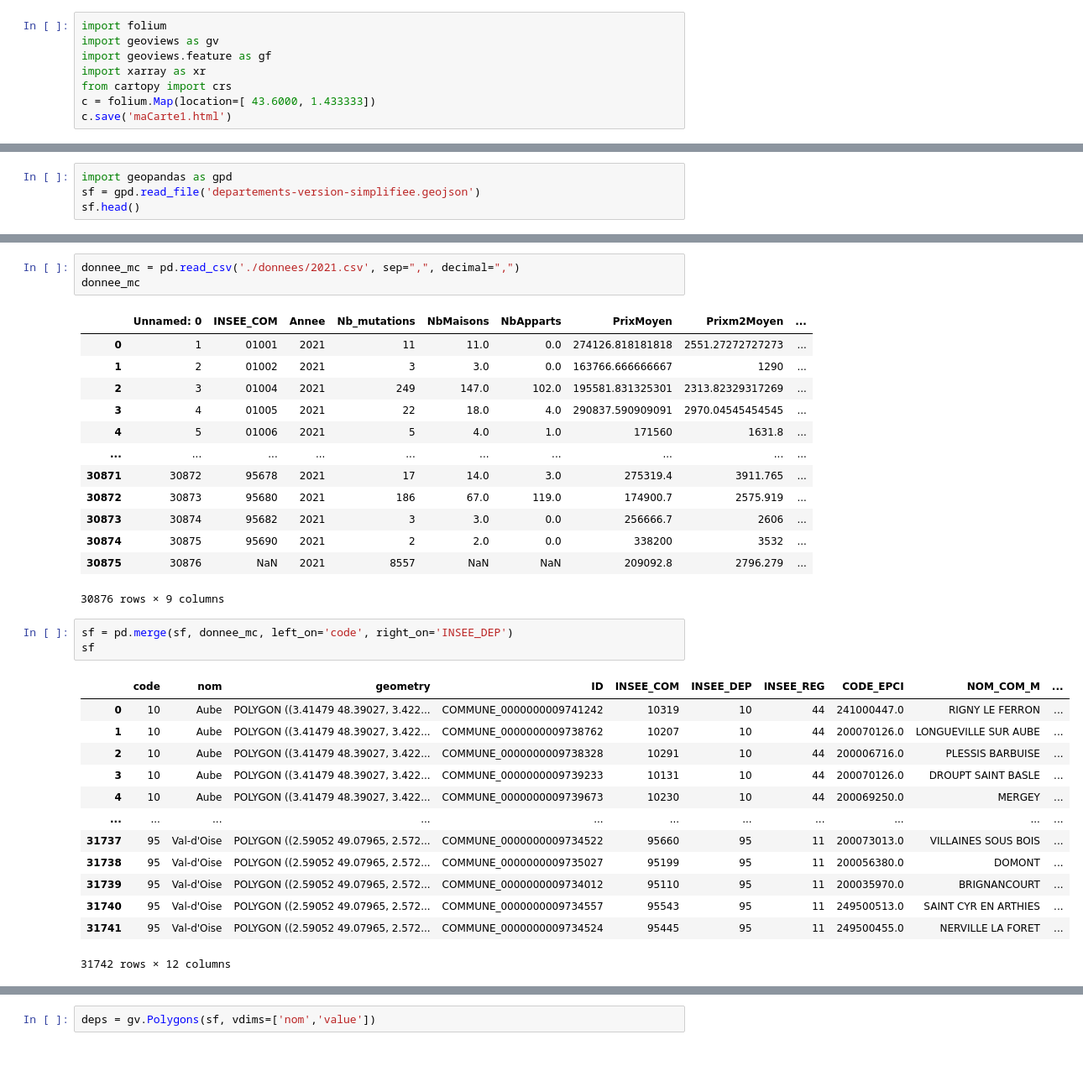
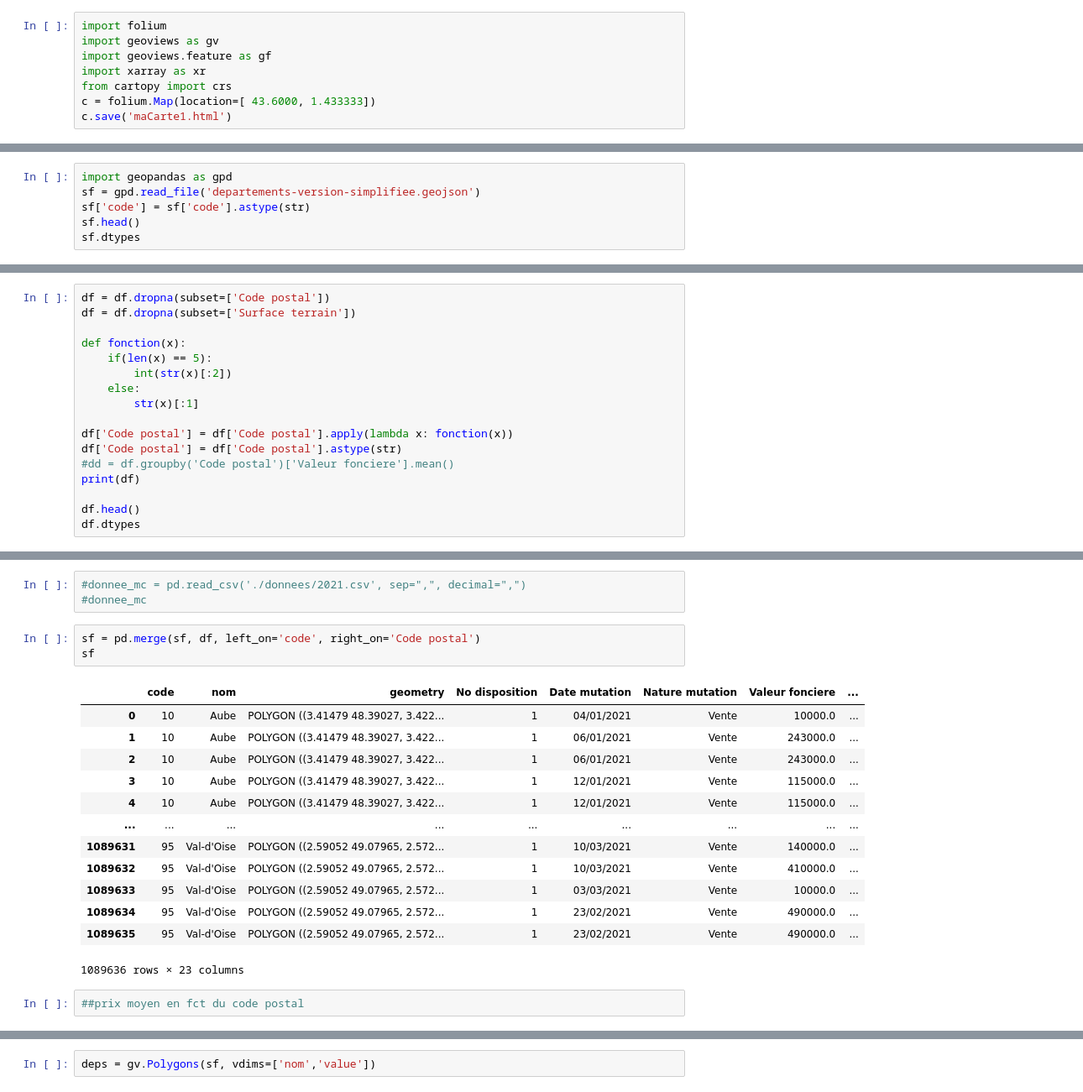
Before and after one commit to dounya-bourhani/ProjetPython, a Jupyter notebook: cartographie.ipynb, the cells around one changed output, grey strips where cells are left out. Shown: that part at 84% size. Saved outputs shown, nothing was run; the diff lists cells and outputs as text; blank space fills up the shorter version.

```diff
--- a/cartographie.ipynb
+++ b/cartographie.ipynb
@@ -55,5 +55,7 @@ dir(gf)
 # %%
 import geopandas as gpd
 sf = gpd.read_file('departements-version-simplifiee.geojson')
+sf['code'] = sf['code'].astype(str)
 sf.head()
+sf.dtypes
 # %% [output]
@@ -84,0 +66,17 @@ pandas.core.series.Series
+# %%
+df = df.dropna(subset=['Code postal'])
+df = df.dropna(subset=['Surface terrain'])
+
+def fonction(x):
+    if(len(x) == 5):
+        int(str(x)[:2])
+    else:
+        str(x)[:1]
+
+df['Code postal'] = df['Code postal'].apply(lambda x: fonction(x))
+df['Code postal'] = df['Code postal'].astype(str)
+#dd = df.groupby('Code postal')['Valeur fonciere'].mean()
+print(df)
+
+df.head()
+df.dtypes
@@ -85,34 +118,22 @@ pandas.core.series.Series
 # %%
-donnee_mc = pd.read_csv('./donnees/2021.csv', sep=",", decimal=",")
-donnee_mc
+#donnee_mc = pd.read_csv('./donnees/2021.csv', sep=",", decimal=",")
+#donnee_mc
-# %% [output]
-|  | Unnamed: 0 | INSEE_COM | Annee | Nb_mutations | NbMaisons | NbApparts | PrixMoyen | Prixm2Moyen | ... |
-| 0 | 1 | 01001 | 2021 | 11 | 11.0 | 0.0 | 274126.818181818 | 2551.27272727273 | ... |
-| 1 | 2 | 01002 | 2021 | 3 | 3.0 | 0.0 | 163766.666666667 | 1290 | ... |
-| 2 | 3 | 01004 | 2021 | 249 | 147.0 | 102.0 | 195581.831325301 | 2313.82329317269 | ... |
-| 3 | 4 | 01005 | 2021 | 22 | 18.0 | 4.0 | 290837.590909091 | 2970.04545454545 | ... |
-| 4 | 5 | 01006 | 2021 | 5 | 4.0 | 1.0 | 171560 | 1631.8 | ... |
-| ... | ... | ... | ... | ... | ... | ... | ... | ... | ... |
-| 30871 | 30872 | 95678 | 2021 | 17 | 14.0 | 3.0 | 275319.4 | 3911.765 | ... |
-| 30872 | 30873 | 95680 | 2021 | 186 | 67.0 | 119.0 | 174900.7 | 2575.919 | ... |
-| 30873 | 30874 | 95682 | 2021 | 3 | 3.0 | 0.0 | 256666.7 | 2606 | ... |
-| 30874 | 30875 | 95690 | 2021 | 2 | 2.0 | 0.0 | 338200 | 3532 | ... |
-| 30875 | 30876 | NaN | 2021 | 8557 | NaN | NaN | 209092.8 | 2796.279 | ... |
-30876 rows × 9 columns
 # %%
-sf = pd.merge(sf, donnee_mc, left_on='code', right_on='INSEE_DEP')
+sf = pd.merge(sf, df, left_on='code', right_on='Code postal')
 sf
 # %% [output]
-|  | code | nom | geometry | ID | INSEE_COM | INSEE_DEP | INSEE_REG | CODE_EPCI | NOM_COM_M | ... |
-| 0 | 10 | Aube | POLYGON ((3.41479 48.39027, 3.422... | COMMUNE_0000000009741242 | 10319 | 10 | 44 | 241000447.0 | RIGNY LE FERRON | ... |
-| 1 | 10 | Aube | POLYGON ((3.41479 48.39027, 3.422... | COMMUNE_0000000009738762 | 10207 | 10 | 44 | 200070126.0 | LONGUEVILLE SUR AUBE | ... |
-| 2 | 10 | Aube | POLYGON ((3.41479 48.39027, 3.422... | COMMUNE_0000000009738328 | 10291 | 10 | 44 | 200006716.0 | PLESSIS BARBUISE | ... |
-| 3 | 10 | Aube | POLYGON ((3.41479 48.39027, 3.422... | COMMUNE_0000000009739233 | 10131 | 10 | 44 | 200070126.0 | DROUPT SAINT BASLE | ... |
-| 4 | 10 | Aube | POLYGON ((3.41479 48.39027, 3.422... | COMMUNE_0000000009739673 | 10230 | 10 | 44 | 200069250.0 | MERGEY | ... |
-| ... | ... | ... | ... | ... | ... | ... | ... | ... | ... | ... |
-| 31737 | 95 | Val-d'Oise | POLYGON ((2.59052 49.07965, 2.572... | COMMUNE_0000000009734522 | 95660 | 95 | 11 | 200073013.0 | VILLAINES SOUS BOIS | ... |
-| 31738 | 95 | Val-d'Oise | POLYGON ((2.59052 49.07965, 2.572... | COMMUNE_0000000009735027 | 95199 | 95 | 11 | 200056380.0 | DOMONT | ... |
-| 31739 | 95 | Val-d'Oise | POLYGON ((2.59052 49.07965, 2.572... | COMMUNE_0000000009734012 | 95110 | 95 | 11 | 200035970.0 | BRIGNANCOURT | ... |
-| 31740 | 95 | Val-d'Oise | POLYGON ((2.59052 49.07965, 2.572... | COMMUNE_0000000009734557 | 95543 | 95 | 11 | 249500513.0 | SAINT CYR EN ARTHIES | ... |
-| 31741 | 95 | Val-d'Oise | POLYGON ((2.59052 49.07965, 2.572... | COMMUNE_0000000009734524 | 95445 | 95 | 11 | 249500455.0 | NERVILLE LA FORET | ... |
+|  | code | nom | geometry | No disposition | Date mutation | Nature mutation | Valeur fonciere | ... |
+| 0 | 10 | Aube | POLYGON ((3.41479 48.39027, 3.422... | 1 | 04/01/2021 | Vente | 10000.0 | ... |
+| 1 | 10 | Aube | POLYGON ((3.41479 48.39027, 3.422... | 1 | 06/01/2021 | Vente | 243000.0 | ... |
+| 2 | 10 | Aube | POLYGON ((3.41479 48.39027, 3.422... | 1 | 06/01/2021 | Vente | 243000.0 | ... |
+| 3 | 10 | Aube | POLYGON ((3.41479 48.39027, 3.422... | 1 | 12/01/2021 | Vente | 115000.0 | ... |
+| 4 | 10 | Aube | POLYGON ((3.41479 48.39027, 3.422... | 1 | 12/01/2021 | Vente | 115000.0 | ... |
+| ... | ... | ... | ... | ... | ... | ... | ... | ... |
+| 1089631 | 95 | Val-d'Oise | POLYGON ((2.59052 49.07965, 2.572... | 1 | 10/03/2021 | Vente | 140000.0 | ... |
+| 1089632 | 95 | Val-d'Oise | POLYGON ((2.59052 49.07965, 2.572... | 1 | 10/03/2021 | Vente | 410000.0 | ... |
+| 1089633 | 95 | Val-d'Oise | POLYGON ((2.59052 49.07965, 2.572... | 1 | 03/03/2021 | Vente | 10000.0 | ... |
+| 1089634 | 95 | Val-d'Oise | POLYGON ((2.59052 49.07965, 2.572... | 1 | 23/02/2021 | Vente | 490000.0 | ... |
+| 1089635 | 95 | Val-d'Oise | POLYGON ((2.59052 49.07965, 2.572... | 1 | 23/02/2021 | Vente | 490000.0 | ... |
-31742 rows × 12 columns
+1089636 rows × 23 columns
+# %%
+##prix moyen en fct du code postal
```
Also changed, not shown: parts of 7 cells of this notebook.
